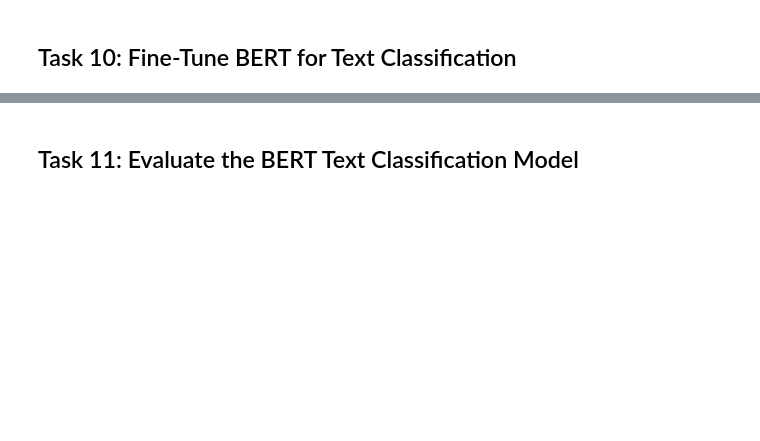
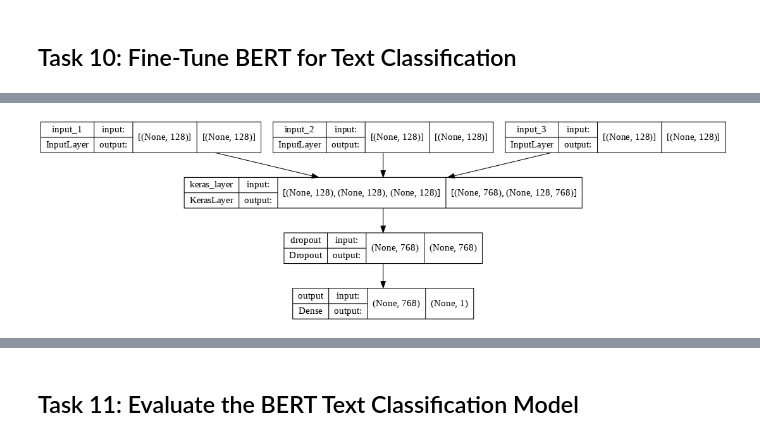
Before and after one commit to Selva-Subramanian/fine_tune_bert_for_text_classification_with_tensorflow-, a Jupyter notebook: Fine_Tune_BERT_for_Text_Classification_with_TensorFlow.ipynb, the cells around one changed output, grey strips where cells are left out. Cells and saved outputs as stored; diff of their text form; code cells hidden in the pictures; blank space fills up the shorter version.

Commit message:
final model

```diff
--- a/Fine_Tune_BERT_for_Text_Classification_with_TensorFlow.ipynb
+++ b/Fine_Tune_BERT_for_Text_Classification_with_TensorFlow.ipynb
@@ -217,7 +185,7 @@ input_word_ids, input_mask, segment_ids
 """
 
 label = [0,1] # Label categories
-max_squence = 128 # maximum length of (token) input sequences
+max_sequence = 128 # maximum length of (token) input sequences
 train_batch_size = 32
 
 # Get BERT layer and tokenizer:
@@ -299,2 +291,22 @@ def create_model():
+# %%
+# Building the model
+def create_model():
+  input_word_ids = tf.keras.layers.Input(shape=(max_sequence), dtype=tf.int32)
+  input_mask = tf.keras.layers.Input(shape=(max_sequence), dtype=tf.int32)
+  input_type_ids = tf.keras.layers.Input(shape=(max_sequence), dtype=tf.int32)
+
+  pooled_output, sequence_output = bert_layer([input_word_ids, input_mask, input_type_ids])
+
+  drop = tf.keras.layers.Dropout(0.4)(pooled_output)
+  output = tf.keras.layers.Dense(1, activation='sigmoid',name="output")(drop)
+
+  model =  tf.keras.Model(
+      inputs = {
+      "input_word_ids": input_word_ids,
+      "input_mask": input_mask,
+      "input_type_ids": input_type_ids
+  },
+  outputs = output)
+  return model
 # %% [markdown]
 ## Task 10: Fine-Tune BERT for Text Classification
@@ -302,0 +313,6 @@ def create_model():
+# %%
+model = create_model()
+model.compile(optimizer=tf.keras.optimizers.Adam(learning_rate=1e-5),
+              loss=tf.keras.losses.BinaryCrossentropy(),
+              metrics=[tf.keras.metrics.BinaryAccuracy()])
+model.summary()
@@ -302,0 +337,4 @@ def create_model():
+# %%
+tf.keras.utils.plot_model(model=model, show_shapes=True, dpi=76)
+# %% [output]
+[figure, added]
```
Also changed, not shown: parts of 16 cells of this notebook.
